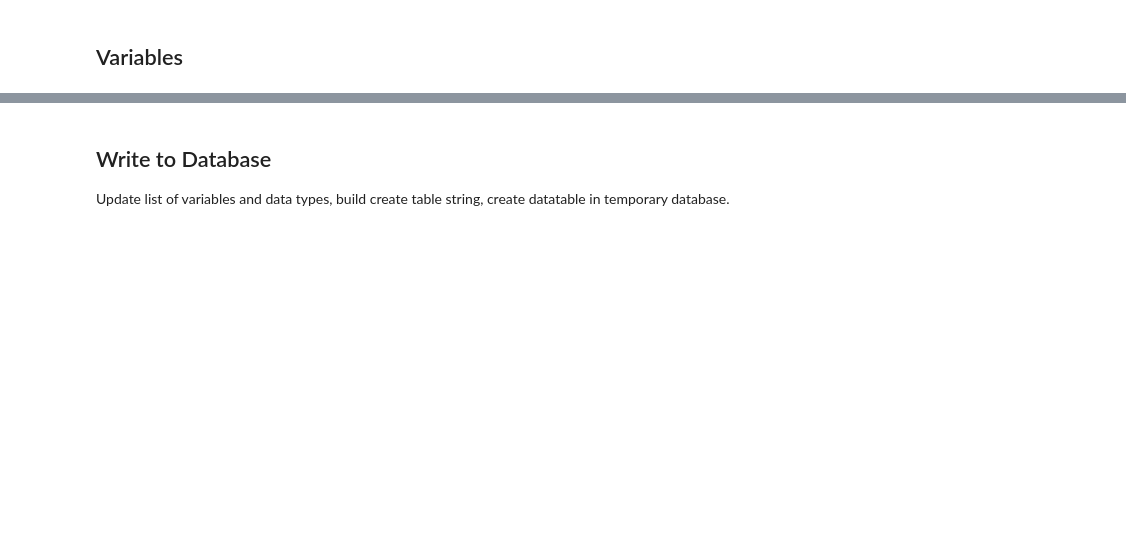
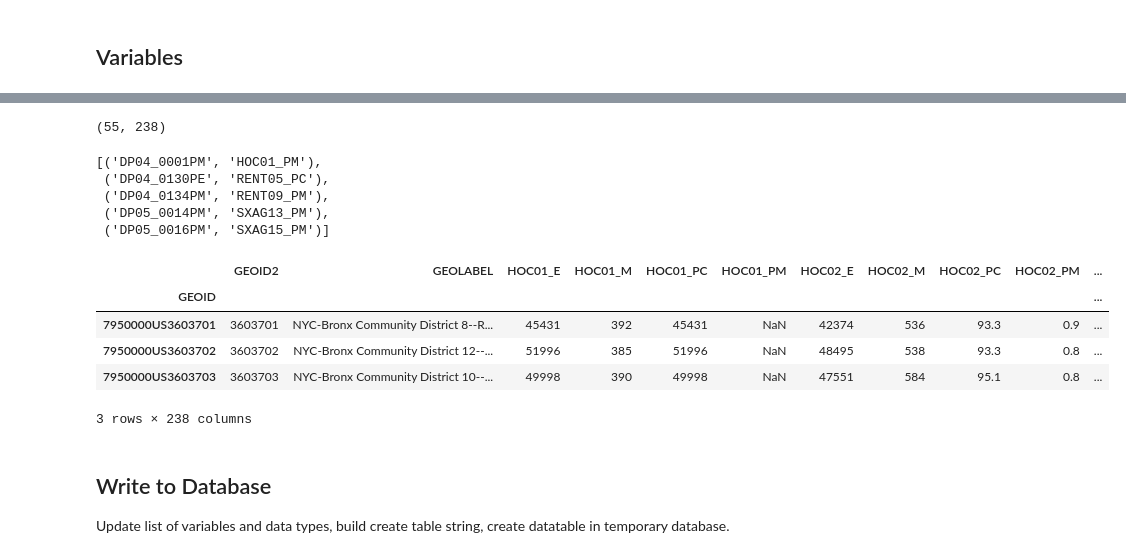
Before and after one commit to frankpd/nyc_geodatabase, a Jupyter notebook: census_acs/census_acs.ipynb, the cells around one changed output, grey strips where cells are left out. Saved outputs shown, nothing was run; the diff lists cells and outputs as text; code cells hidden in the pictures; blank space fills up the shorter version.

```diff
--- a/census_acs/census_acs.ipynb
+++ b/census_acs/census_acs.ipynb
@@ -257,5 +219,0 @@ acsdata.head()
-# %%
-acsdata.insert(loc=0, column='GEOID2',value=acsdata.index.str[-7:])
-acsdata.replace('-888888888',np.nan,inplace=True)
-acsdata.replace('-888888888.0',np.nan,inplace=True)
-acsdata.head()
@@ -264,0 +220,8 @@ cv_to_db
+# %%
+footnotes=['-999999999','-999999999.0', '-888888888','-888888888.0','-666666666','-666666666.0',
+           '-555555555','-555555555.0','-333333333','-333333333.0','-222222222','-222222222.0']
+alldata.replace(footnotes,np.nan,inplace=True)
+# %%
+idxgeoid2={'zctas':0, 'pumas':-7,'tracts':-11}
+alldata.insert(loc=0, column='GEOID2',value=alldata.index.str[idxgeoid2.get(geotype):])
+alldata.head(3)
@@ -265,6 +235,33 @@ cv_to_db
+# %%
+# For PUMAS filter all the geotype for the state by local areas
+if geotype == 'pumas':
+    acsdata=alldata.loc[alldata.GEOID2.isin(geoids)].copy().astype(object).sort_index()
+else:
+    acsdata=alldata.copy().astype(object).sort_index()
+acsdata.shape
+# %% [output]
+(55, 238)
+# %%
+#Dictionary of column names from the census and the nyc geodatabase
+cv_to_db=dict(zip(dfexcel.census_var, dfexcel.db_var))
+random.sample(cv_to_db.items(), 5)
+# %% [output]
+[('DP04_0001PM', 'HOC01_PM'),
+ ('DP04_0130PE', 'RENT05_PC'),
+ ('DP04_0134PM', 'RENT09_PM'),
+ ('DP05_0014PM', 'SXAG13_PM'),
+ ('DP05_0016PM', 'SXAG15_PM')]
 # %%
+#Rename the census variables to nyc geodatabase variables
 acsdata.rename(columns=cv_to_db,inplace=True)
-acsdata.head()
+acsdata.head(3)
+# %% [output]
+|  | GEOID2 | GEOLABEL | HOC01_E | HOC01_M | HOC01_PC | HOC01_PM | HOC02_E | HOC02_M | HOC02_PC | HOC02_PM | ... |
+| GEOID |  |  |  |  |  |  |  |  |  |  | ... |
+| 7950000US3603701 | 3603701 | NYC-Bronx Community District 8--R... | 45431 | 392 | 45431 | NaN | 42374 | 536 | 93.3 | 0.9 | ... |
+| 7950000US3603702 | 3603702 | NYC-Bronx Community District 12--... | 51996 | 385 | 51996 | NaN | 48495 | 538 | 93.3 | 0.8 | ... |
+| 7950000US3603703 | 3603703 | NYC-Bronx Community District 10--... | 49998 | 390 | 49998 | NaN | 47551 | 584 | 95.1 | 0.8 | ... |
+3 rows × 238 columns
 # %% [markdown]
 ## Write to Database
 Update list of variables and data types, build create table string, create datatable in temporary database.
```
Also changed, not shown: parts of 38 cells of this notebook, 7 other files.
